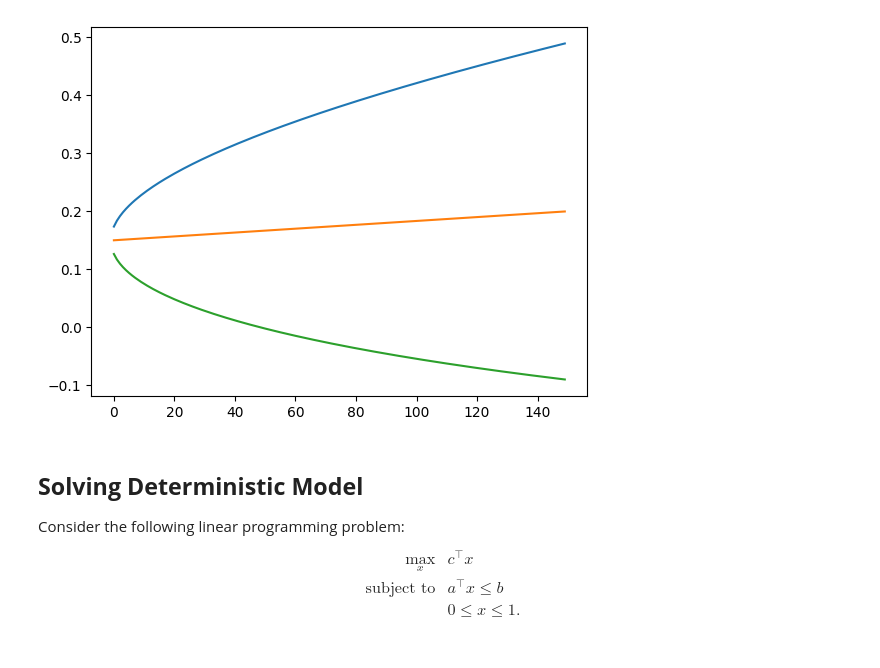
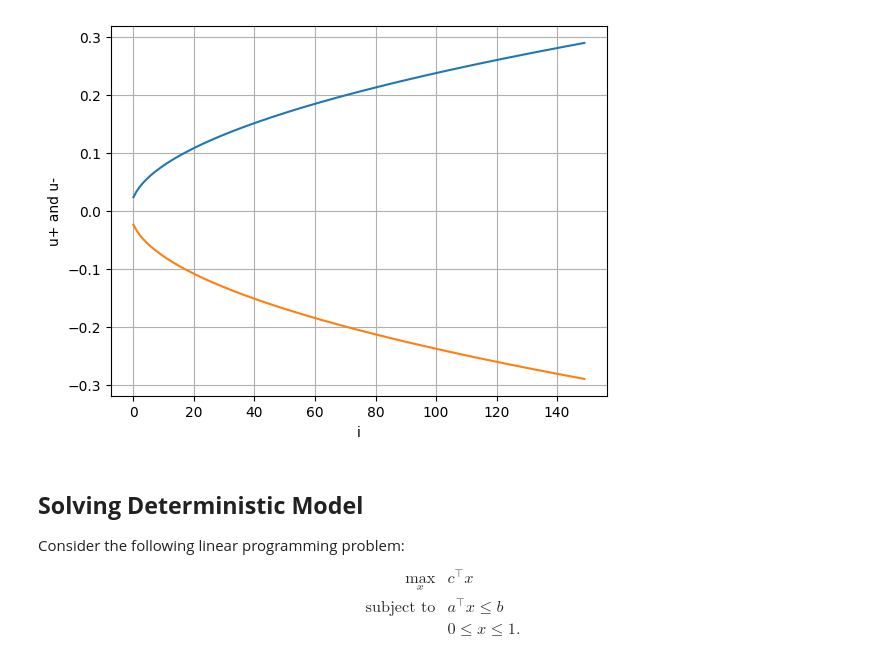
Before and after one commit to supsi-dacd-isaac/TeachDecisionMakingUncertainty, a Jupyter notebook: L03/equivalence_of_robust_linear_counterparts.ipynb, the cells around one changed output. Drawn from its saved outputs; the diff is of its cells as text; code cells hidden in the pictures.

```diff
--- a/L03/equivalence_of_robust_linear_counterparts.ipynb
+++ b/L03/equivalence_of_robust_linear_counterparts.ipynb
@@ -48,12 +48,14 @@ uBarPlus = maxDev
 uBarMinus = -maxDev
 # %%
 import matplotlib.pyplot as plt
-plt.plot(c+maxDev)
-plt.plot(c)
-plt.plot(c-maxDev)
+plt.plot(uBarPlus)
+plt.plot(uBarMinus)
+plt.xlabel('i')
+plt.ylabel('u+ and u-')
+plt.grid()
 plt.show()
 # %% [output]
-[figure, old version]
+[figure, new version]
 # %% [markdown]
 ## **Solving Deterministic Model**
 
```
